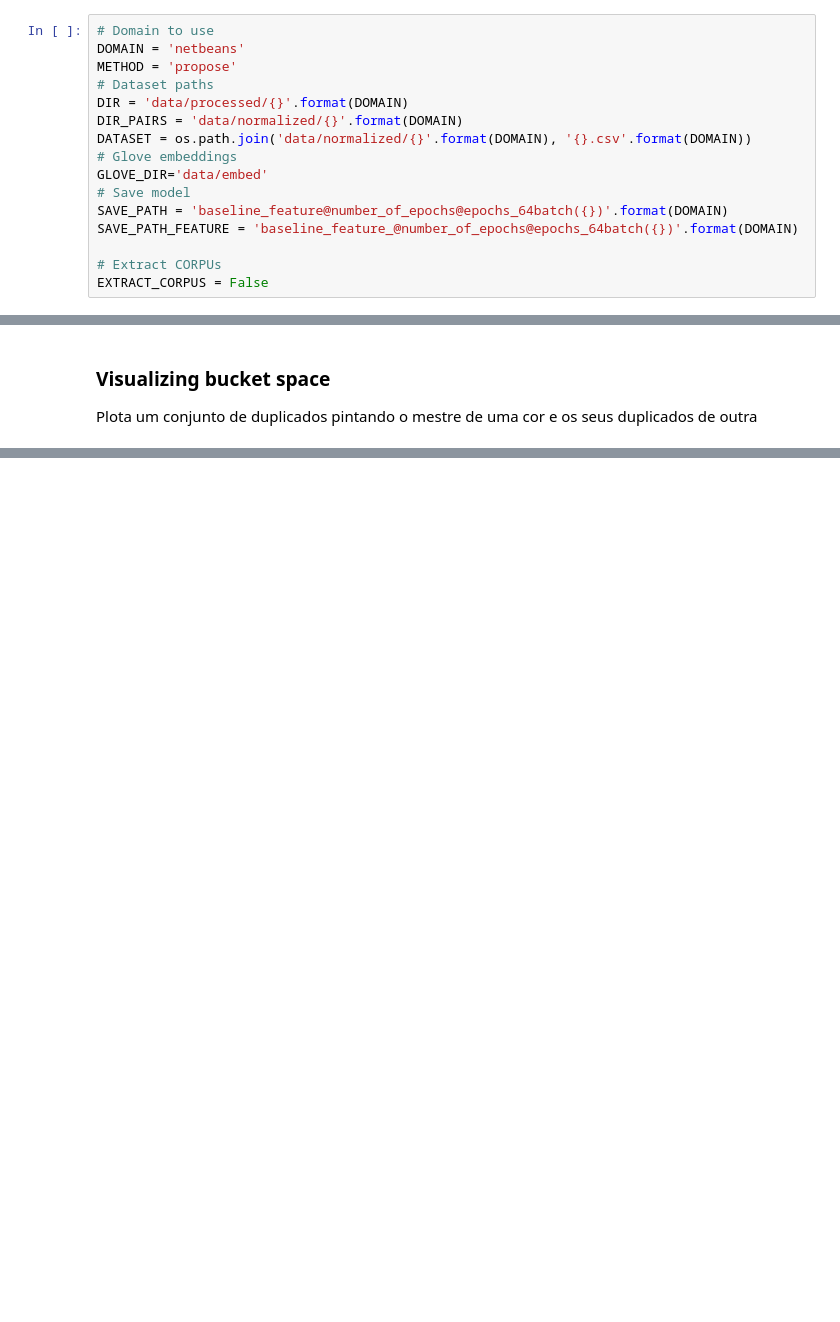
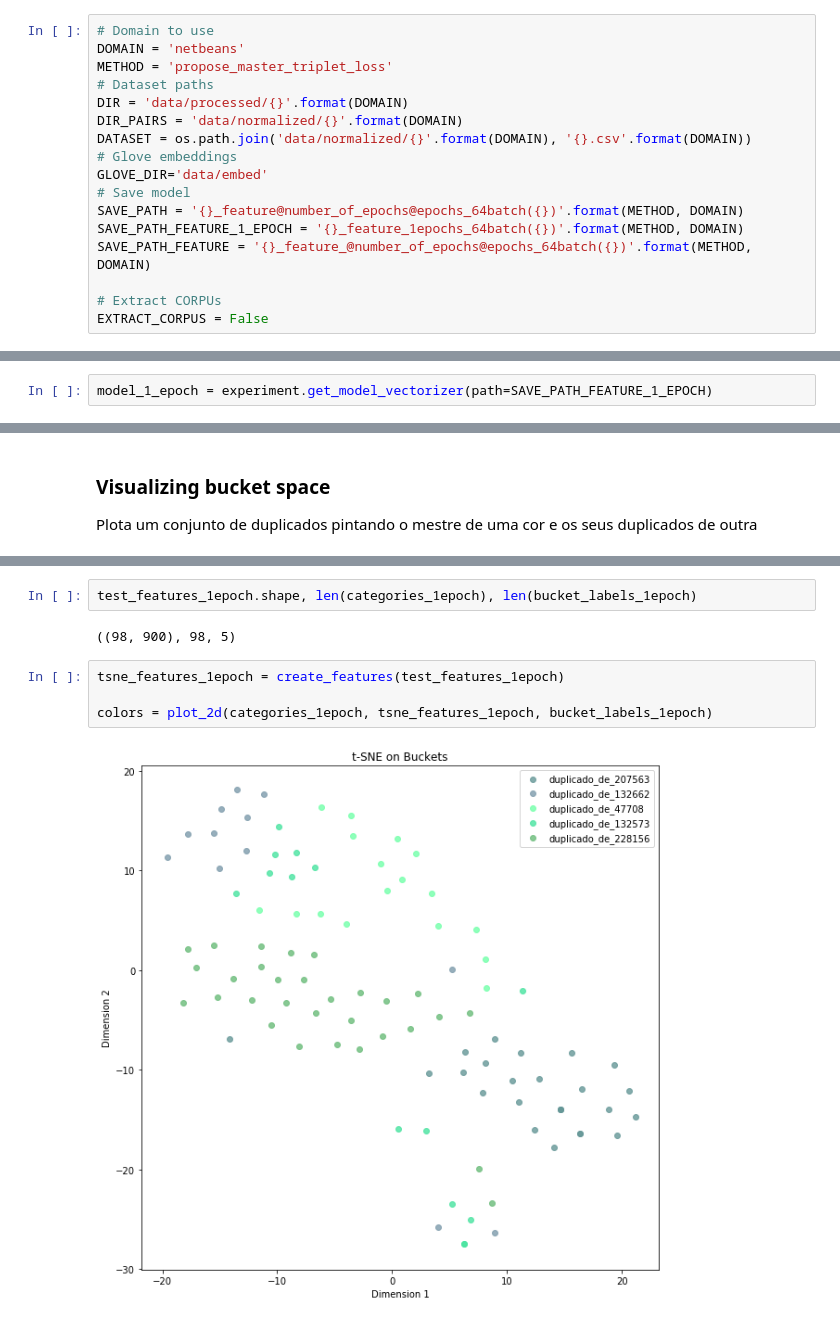
Before and after one commit to thiagomarquesrocha/siameseQAT, a Jupyter notebook: buckets_analysis.ipynb, the cells around one changed output, grey strips where cells are left out. Drawn from its saved outputs; the diff is of its cells as text; blank space fills up the shorter version.

```diff
--- a/buckets_analysis.ipynb
+++ b/buckets_analysis.ipynb
@@ -151,7 +152,7 @@ MAX_NB_WORDS = 20000
 # %%
 # Domain to use
 DOMAIN = 'netbeans'
-METHOD = 'propose'
+METHOD = 'propose_master_triplet_loss'
 # Dataset paths
 DIR = 'data/processed/{}'.format(DOMAIN)
 DIR_PAIRS = 'data/normalized/{}'.format(DOMAIN)
@@ -159,8 +160,9 @@ DATASET = os.path.join('data/normalized/{}'.format(DOMAIN), '{}.csv'.format(DOMA
 # Glove embeddings
 GLOVE_DIR='data/embed'
 # Save model
-SAVE_PATH = 'baseline_feature@number_of_epochs@epochs_64batch({})'.format(DOMAIN)
-SAVE_PATH_FEATURE = 'baseline_feature_@number_of_epochs@epochs_64batch({})'.format(DOMAIN)
+SAVE_PATH = '{}_feature@number_of_epochs@epochs_64batch({})'.format(METHOD, DOMAIN)
+SAVE_PATH_FEATURE_1_EPOCH = '{}_feature_1epochs_64batch({})'.format(METHOD, DOMAIN)
+SAVE_PATH_FEATURE = '{}_feature_@number_of_epochs@epochs_64batch({})'.format(METHOD, DOMAIN)
 
 # Extract CORPUs
 EXTRACT_CORPUS = False
@@ -244,4 +251,6 @@ def create_features(x_test_features):
 model = experiment.get_model_vectorizer(path=SAVE_PATH_FEATURE.replace('@number_of_epochs@', '100'))
+# %%
+model_1_epoch = experiment.get_model_vectorizer(path=SAVE_PATH_FEATURE_1_EPOCH)
 # %%
 buckets_2_dups = [bucket for bucket in retrieval.buckets if len(retrieval.buckets[bucket]) == 2]
 buckets_biggest_2_dups = [bucket for bucket in retrieval.buckets if len(retrieval.buckets[bucket]) > 2]
@@ -302,0 +324,10 @@ Plota um conjunto de duplicados pintando o mestre de uma cor e os seus duplicado
+# %%
+test_features_1epoch.shape, len(categories_1epoch), len(bucket_labels_1epoch)
+# %% [output]
+((98, 900), 98, 5)
+# %%
+tsne_features_1epoch = create_features(test_features_1epoch)
+
+colors = plot_2d(categories_1epoch, tsne_features_1epoch, bucket_labels_1epoch)
+# %% [output]
+[figure, added]
```
Also changed, not shown: parts of 26 cells of this notebook, 17 other files.
